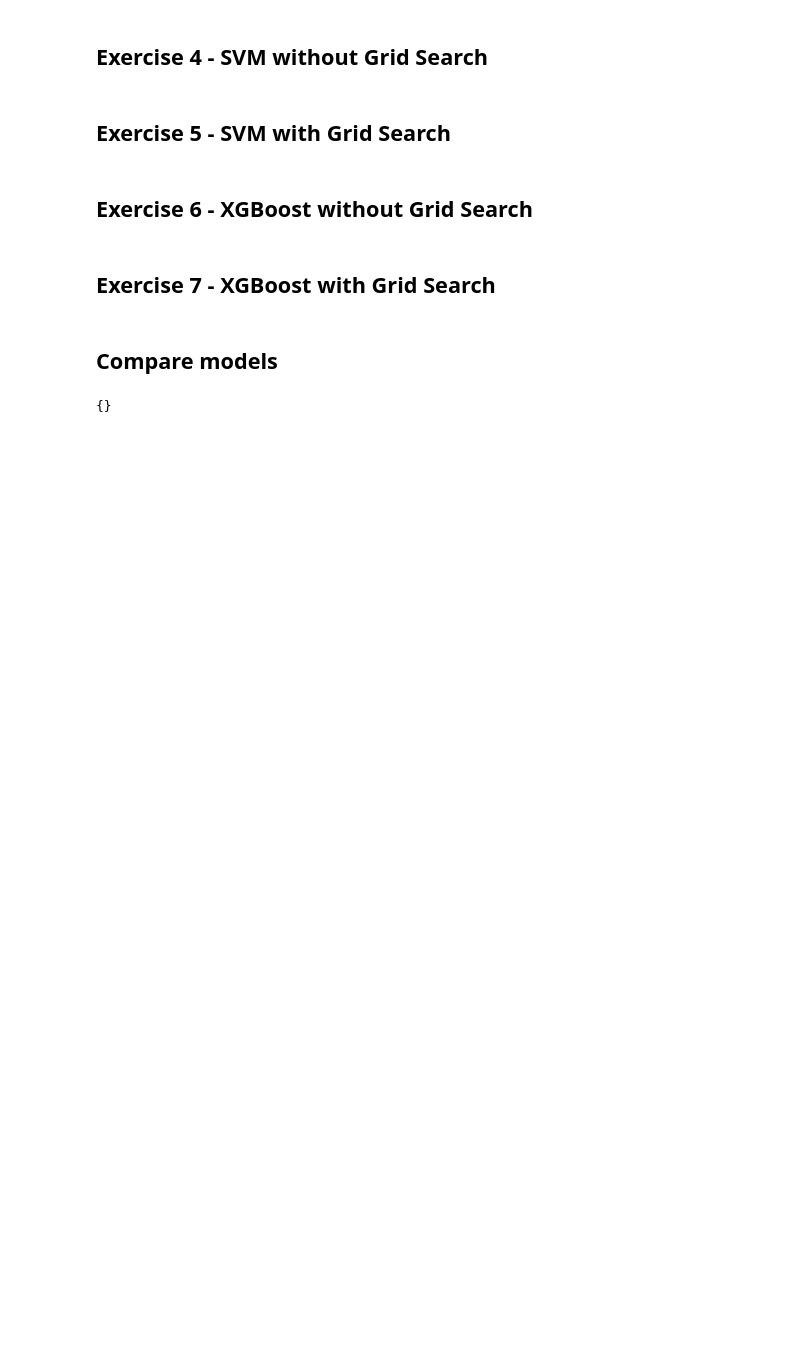
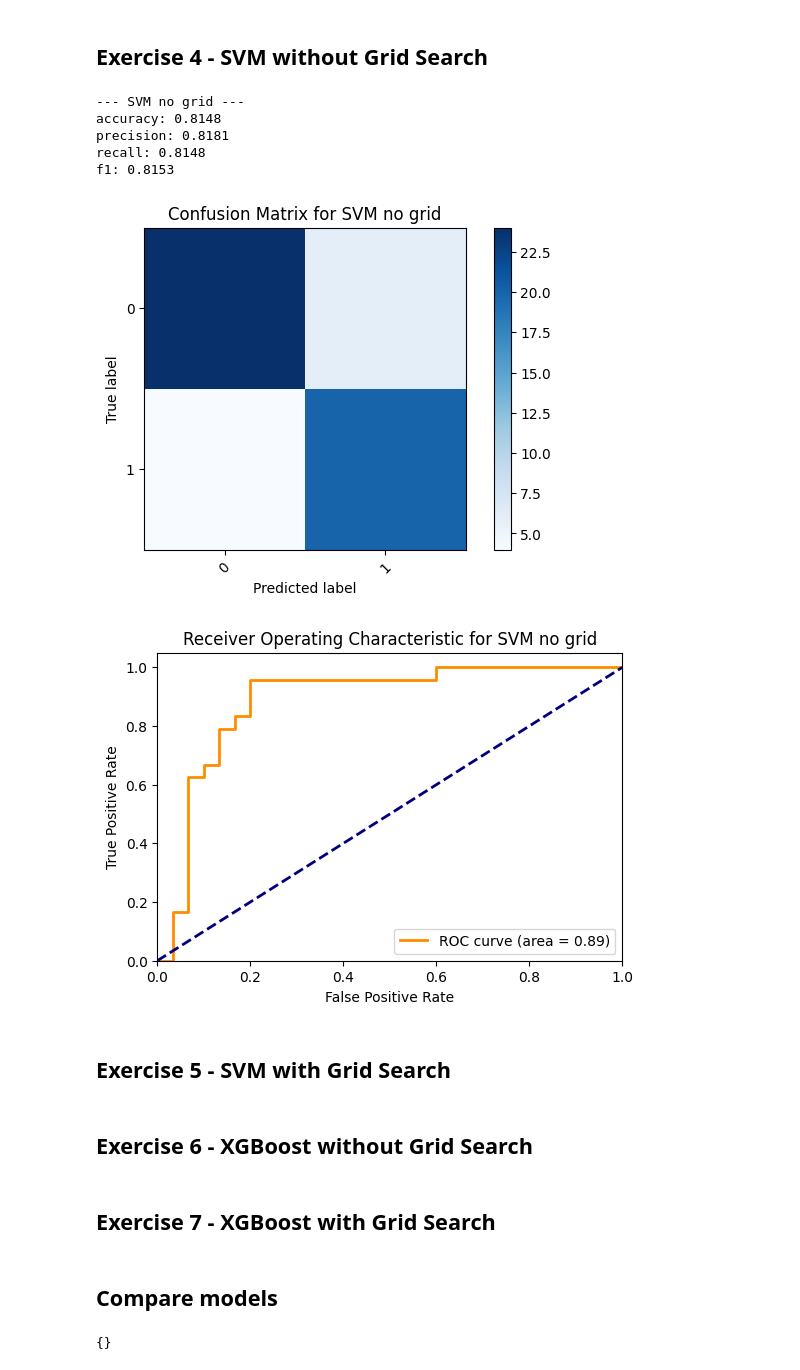
Before and after one commit to bryan01-14/DI-Bootcamp-August, a Jupyter notebook: week4/day3/xp_exercises/ExercisesXP_Heart_Student.ipynb, the cells around one changed output. Drawn from its saved outputs; the diff is of its cells as text; code cells hidden in the pictures; blank space fills up the shorter version.

```diff
--- a/week4/day3/xp_exercises/ExercisesXP_Heart_Student.ipynb
+++ b/week4/day3/xp_exercises/ExercisesXP_Heart_Student.ipynb
@@ -243,9 +271,21 @@ grid_lr = None
 # %%
 # TODO: choose kernel and hyperparameters for SVC
 # Hint: try kernel='rbf' with C=1.0 and gamma='scale'
-pipe_svm = None
-# pipe_svm.fit(...)
-# svm_no_metrics = eval_and_report('SVM no grid', pipe_svm, X_test, y_test)
+pipe_svm = Pipeline(steps=[
+    ('preprocessor', pre),
+    ('svm', SVC(kernel='rbf', C=1.0, gamma='scale', random_state=RANDOM_STATE, probability=True)) # probability=True for ROC curve
+])
+
+pipe_svm.fit(X_train, y_train)
+svm_no_gs_metrics = eval_and_report('SVM no grid', pipe_svm, X_test, y_test)
+# %% [output]
+--- SVM no grid ---
+accuracy: 0.8148
+precision: 0.8181
+recall: 0.8148
+f1: 0.8153
+[figure, added]
+[figure, added]
 # %% [markdown]
 ## Exercise 5 - SVM with Grid Search
 # %%
```
Also changed, not shown: parts of 2 cells of this notebook.
